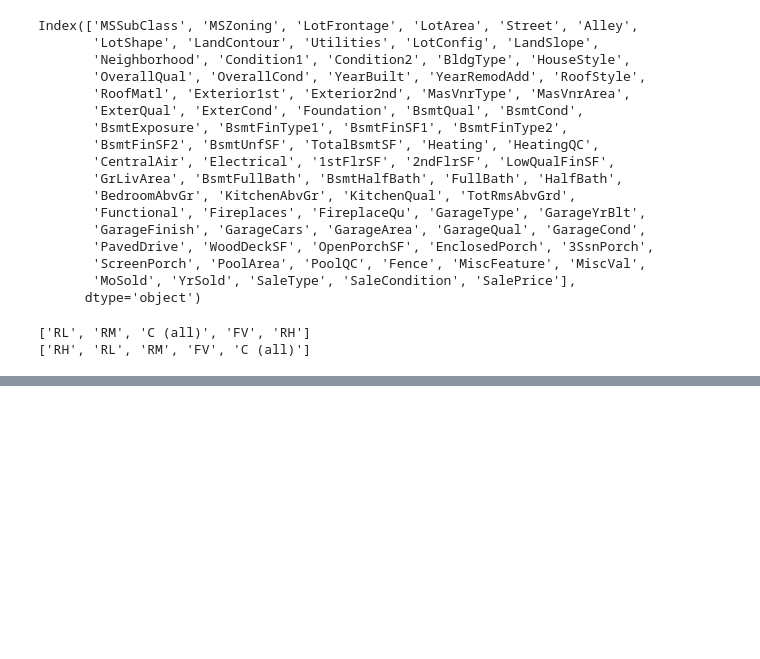
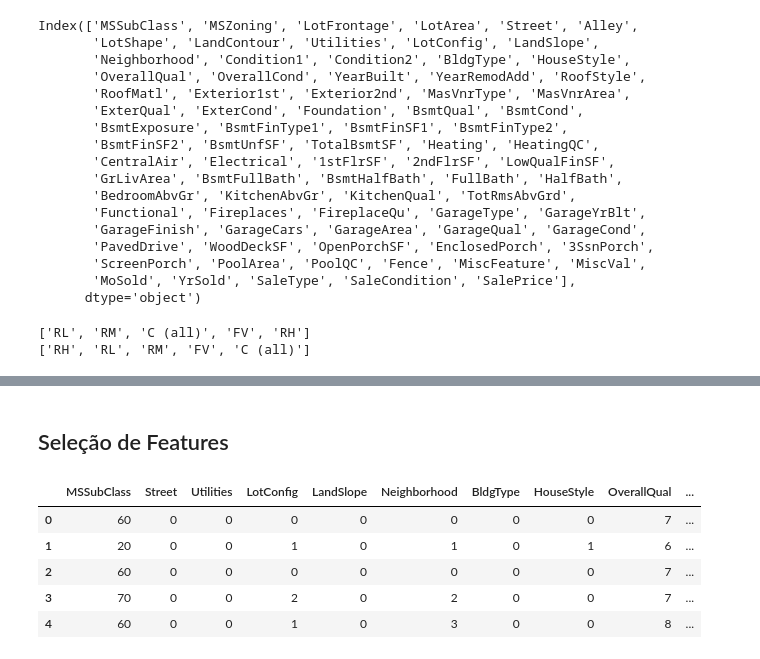
Before and after one commit to svhenrique/house-prices-predictor, a Jupyter notebook: HousePricesPredictor.ipynb, the cells around one changed output, grey strips where cells are left out. Drawn from its saved outputs; the diff is of its cells as text; code cells hidden in the pictures; blank space fills up the shorter version.

Commit message:
Added feature selection section

```diff
--- a/HousePricesPredictor.ipynb
+++ b/HousePricesPredictor.ipynb
@@ -271,0 +296,28 @@ for column in columns:
+# %% [markdown]
+## Seleção de Features
+# %%
+# Separando em dados de treino e dados de teste para a seleção
+# Utilizrei apenas os dados categóricos
+X = train_data.drop(columns=['SalePrice'])
+X = X[categorical_columns]
+y = train_data['SalePrice']
+# %%
+# preparando teste QuiQuadrado para selecionar as 15 melhores features
+qui_test = SelectKBest(score_func=chi2, k=15)
+# %%
+# selecionando os 15 melhores resultados
+selecionados = qui_test.fit_transform(X, y)
+# %%
+# coletando colunas
+columns = qui_test.get_support(indices=True)
+features_selecionadas = train_data.iloc[:,columns]
+# %%
+# Mostrando dataframe com colunas categóricas selecionadas
+features_selecionadas.head()
+# %% [output]
+|  | MSSubClass | Street | Utilities | LotConfig | LandSlope | Neighborhood | BldgType | HouseStyle | OverallQual | ... |
+| 0 | 60 | 0 | 0 | 0 | 0 | 0 | 0 | 0 | 7 | ... |
+| 1 | 20 | 0 | 0 | 1 | 0 | 1 | 0 | 1 | 6 | ... |
+| 2 | 60 | 0 | 0 | 0 | 0 | 0 | 0 | 0 | 7 | ... |
+| 3 | 70 | 0 | 0 | 2 | 0 | 2 | 0 | 0 | 7 | ... |
+| 4 | 60 | 0 | 0 | 1 | 0 | 3 | 0 | 0 | 8 | ... |
```
Also changed, not shown: parts of 3 cells of this notebook.
